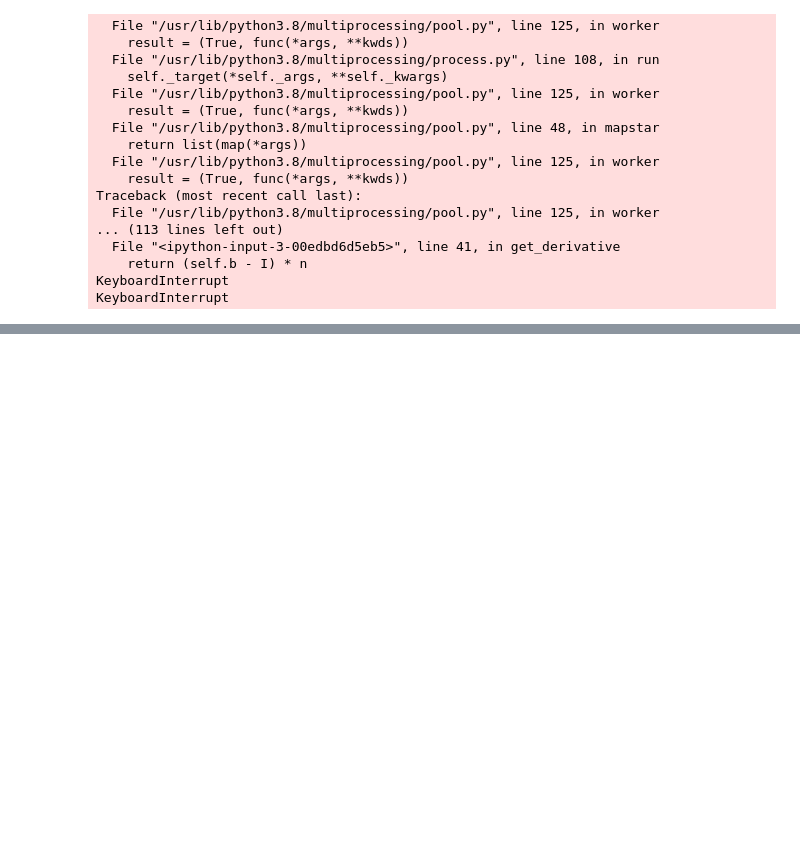
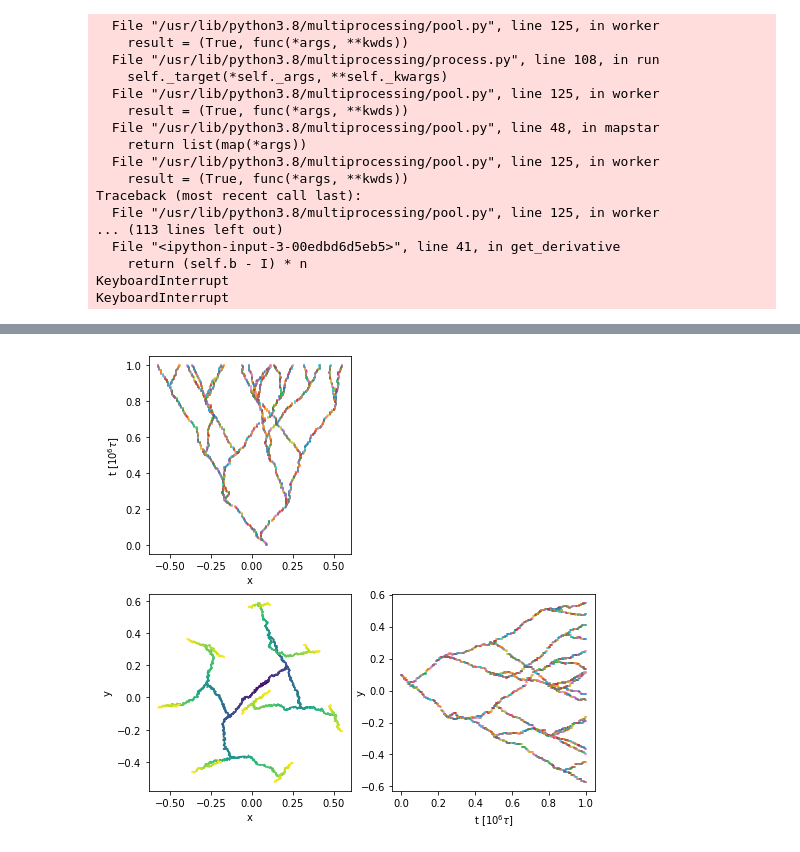
Before and after one commit to Balazzs/2D_speciation, a Jupyter notebook: thing.ipynb, the cells around one changed output, grey strips where cells are left out. Drawn from its saved outputs; the diff is of its cells as text; code cells hidden in the pictures; blank space fills up the shorter version.

```diff
--- a/thing.ipynb
+++ b/thing.ipynb
@@ -288,0 +409,4 @@ KeyboardInterrupt
+# %%
+triplot(hist_map, colorful=True)
+# %% [output]
+[figure, added]
```
Also changed, not shown: parts of 10 cells of this notebook.
